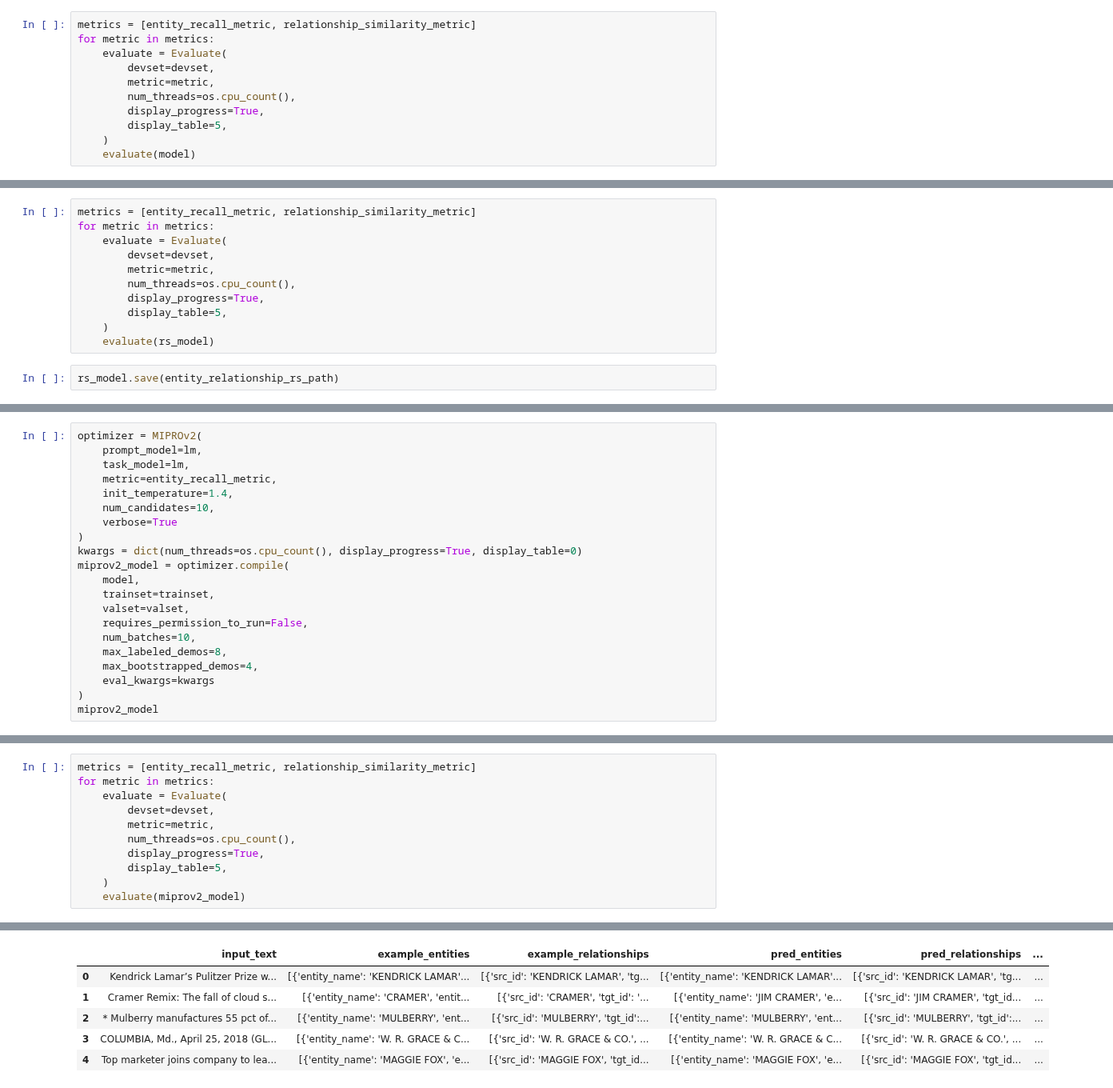
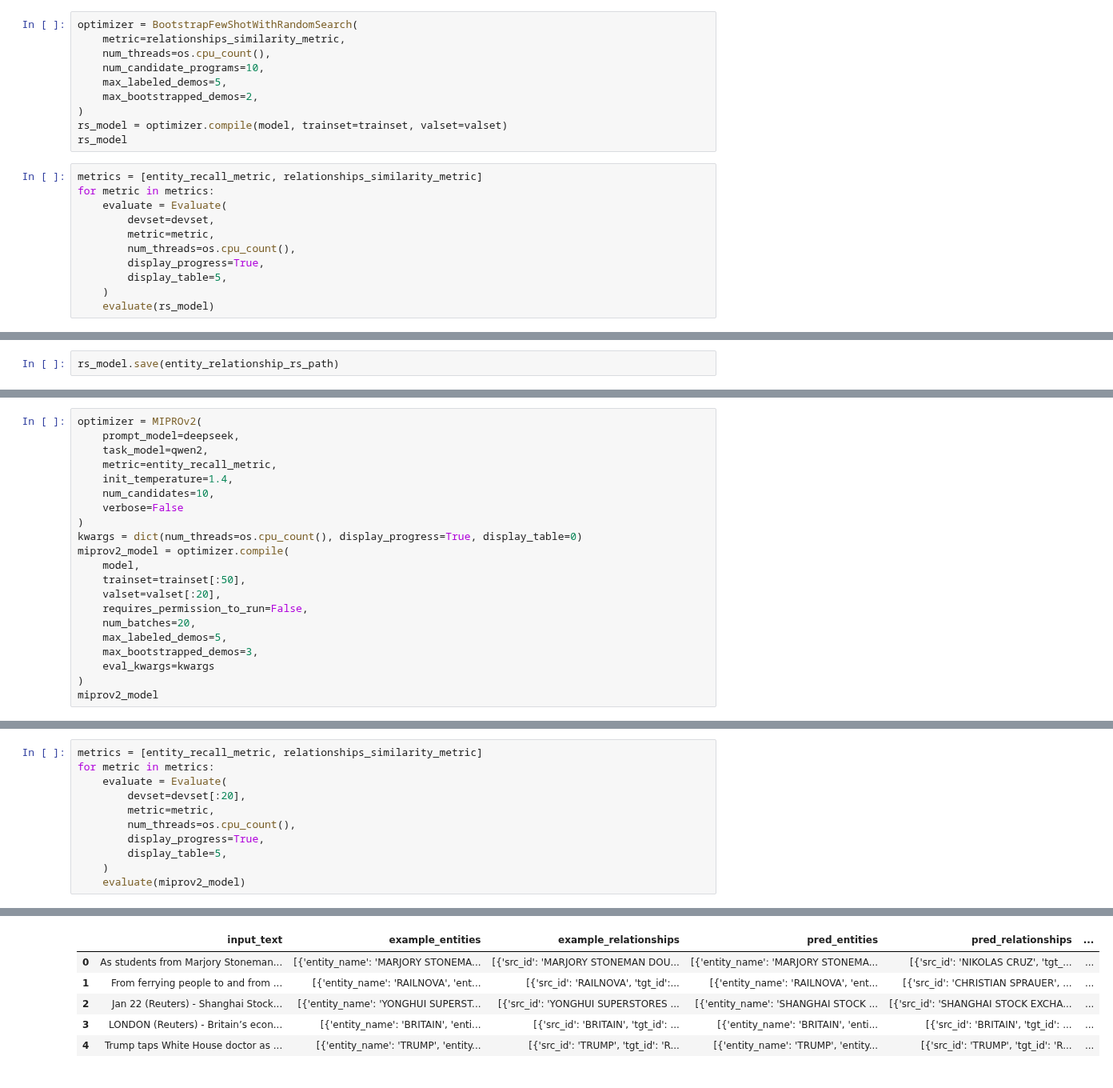
Before and after one commit to gusye1234/nano-graphrag, a Jupyter notebook: examples/finetune_entity_relationship_dspy.ipynb, the cells around one changed output, grey strips where cells are left out. Shown at 80% size. Drawn from its saved outputs; the diff is of its cells as text.

Commit message:
Add updated notebooks with fine tuning using MIPROv2 and qwen2-7b as task model

```diff
--- a/examples/finetune_entity_relationship_dspy.ipynb
+++ b/examples/finetune_entity_relationship_dspy.ipynb
@@ -201,5 +195,15 @@ extractor.predictor = Predict(StringSignature(input_text, entity_types -> reason
+# %%
+optimizer = BootstrapFewShotWithRandomSearch(
+    metric=relationships_similarity_metric,
+    num_threads=os.cpu_count(),
+    num_candidate_programs=10,
+    max_labeled_demos=5,
+    max_bootstrapped_demos=2,
+)
+rs_model = optimizer.compile(model, trainset=trainset, valset=valset)
+rs_model
 # %%
-metrics = [entity_recall_metric, relationship_similarity_metric]
+metrics = [entity_recall_metric, relationships_similarity_metric]
 for metric in metrics:
     evaluate = Evaluate(
         devset=devset,
@@ -208,4 +212,4 @@ for metric in metrics:
         display_progress=True,
         display_table=5,
     )
-    evaluate(model)
+    evaluate(rs_model)
@@ -261,13 +216,2 @@ KeyboardInterrupt:
-# %%
-metrics = [entity_recall_metric, relationship_similarity_metric]
-for metric in metrics:
-    evaluate = Evaluate(
-        devset=devset,
-        metric=metric,
-        num_threads=os.cpu_count(),
-        display_progress=True,
-        display_table=5,
-    )
-    evaluate(rs_model)
 # %%
 rs_model.save(entity_relationship_rs_path)
@@ -274,21 +222,21 @@ rs_model.save(entity_relationship_rs_path)
 # %%
 optimizer = MIPROv2(
-    prompt_model=lm,
-    task_model=lm,
+    prompt_model=deepseek,
+    task_model=qwen2,
     metric=entity_recall_metric,
     init_temperature=1.4,
     num_candidates=10,
-    verbose=True
+    verbose=False
 )
 kwargs = dict(num_threads=os.cpu_count(), display_progress=True, display_table=0)
 miprov2_model = optimizer.compile(
     model,
-    trainset=trainset,
-    valset=valset,
+    trainset=trainset[:50],
+    valset=valset[:20],
     requires_permission_to_run=False,
-    num_batches=10,
-    max_labeled_demos=8,
-    max_bootstrapped_demos=4,
+    num_batches=20,
+    max_labeled_demos=5,
+    max_bootstrapped_demos=3,
     eval_kwargs=kwargs
 )
 miprov2_model
@@ -348,8 +363,8 @@ For entities:
 # %%
-metrics = [entity_recall_metric, relationship_similarity_metric]
+metrics = [entity_recall_metric, relationships_similarity_metric]
 for metric in metrics:
     evaluate = Evaluate(
-        devset=devset,
+        devset=devset[:20],
         metric=metric,
         num_threads=os.cpu_count(),
         display_progress=True,
@@ -365,6 +387,6 @@ INFO:dspy.evaluate.evaluate:2024-09-19T07:45:39.675496Z [info     ] Average Metr
 |  | input_text | example_entities | example_relationships | pred_entities | pred_relationships | ... |
-| 0 | Kendrick Lamar’s Pulitzer Prize w... | [{'entity_name': 'KENDRICK LAMAR'... | [{'src_id': 'KENDRICK LAMAR', 'tg... | [{'entity_name': 'KENDRICK LAMAR'... | [{'src_id': 'KENDRICK LAMAR', 'tg... | ... |
-| 1 | Cramer Remix: The fall of cloud s... | [{'entity_name': 'CRAMER', 'entit... | [{'src_id': 'CRAMER', 'tgt_id': '... | [{'entity_name': 'JIM CRAMER', 'e... | [{'src_id': 'JIM CRAMER', 'tgt_id... | ... |
-| 2 | * Mulberry manufactures 55 pct of... | [{'entity_name': 'MULBERRY', 'ent... | [{'src_id': 'MULBERRY', 'tgt_id':... | [{'entity_name': 'MULBERRY', 'ent... | [{'src_id': 'MULBERRY', 'tgt_id':... | ... |
-| 3 | COLUMBIA, Md., April 25, 2018 (GL... | [{'entity_name': 'W. R. GRACE & C... | [{'src_id': 'W. R. GRACE & CO.', ... | [{'entity_name': 'W. R. GRACE & C... | [{'src_id': 'W. R. GRACE & CO.', ... | ... |
-| 4 | Top marketer joins company to lea... | [{'entity_name': 'MAGGIE FOX', 'e... | [{'src_id': 'MAGGIE FOX', 'tgt_id... | [{'entity_name': 'MAGGIE FOX', 'e... | [{'src_id': 'MAGGIE FOX', 'tgt_id... | ... |
+| 0 | As students from Marjory Stoneman... | [{'entity_name': 'MARJORY STONEMA... | [{'src_id': 'MARJORY STONEMAN DOU... | [{'entity_name': 'MARJORY STONEMA... | [{'src_id': 'NIKOLAS CRUZ', 'tgt_... | ... |
+| 1 | From ferrying people to and from ... | [{'entity_name': 'RAILNOVA', 'ent... | [{'src_id': 'RAILNOVA', 'tgt_id':... | [{'entity_name': 'RAILNOVA', 'ent... | [{'src_id': 'CHRISTIAN SPRAUER', ... | ... |
+| 2 | Jan 22 (Reuters) - Shanghai Stock... | [{'entity_name': 'YONGHUI SUPERST... | [{'src_id': 'YONGHUI SUPERSTORES ... | [{'entity_name': 'SHANGHAI STOCK ... | [{'src_id': 'SHANGHAI STOCK EXCHA... | ... |
+| 3 | LONDON (Reuters) - Britain’s econ... | [{'entity_name': 'BRITAIN', 'enti... | [{'src_id': 'BRITAIN', 'tgt_id': ... | [{'entity_name': 'BRITAIN', 'enti... | [{'src_id': 'BRITAIN', 'tgt_id': ... | ... |
+| 4 | Trump taps White House doctor as ... | [{'entity_name': 'TRUMP', 'entity... | [{'src_id': 'TRUMP', 'tgt_id': 'R... | [{'entity_name': 'TRUMP', 'entity... | [{'src_id': 'TRUMP', 'tgt_id': 'R... | ... |
```
Also changed, not shown: parts of 26 cells of this notebook, 4 other files.
